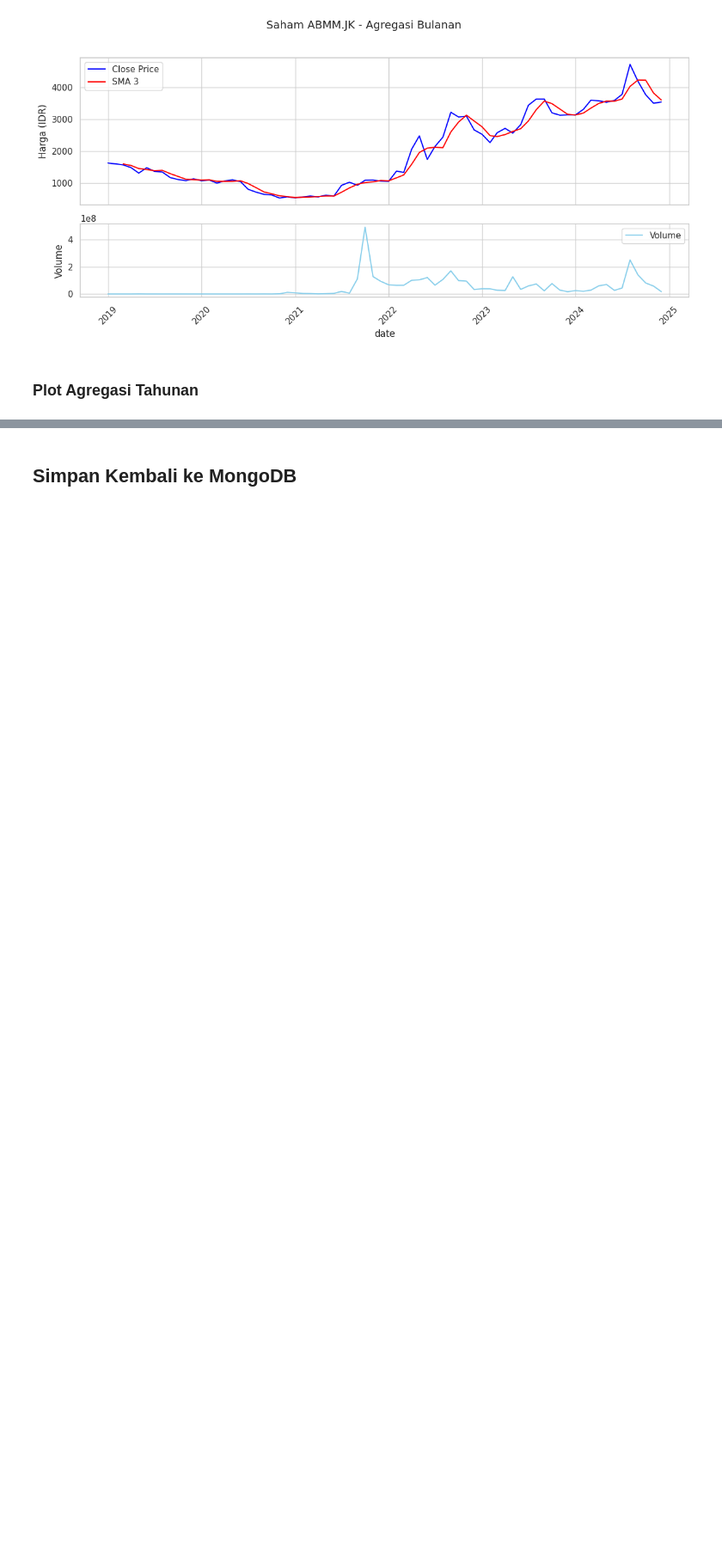
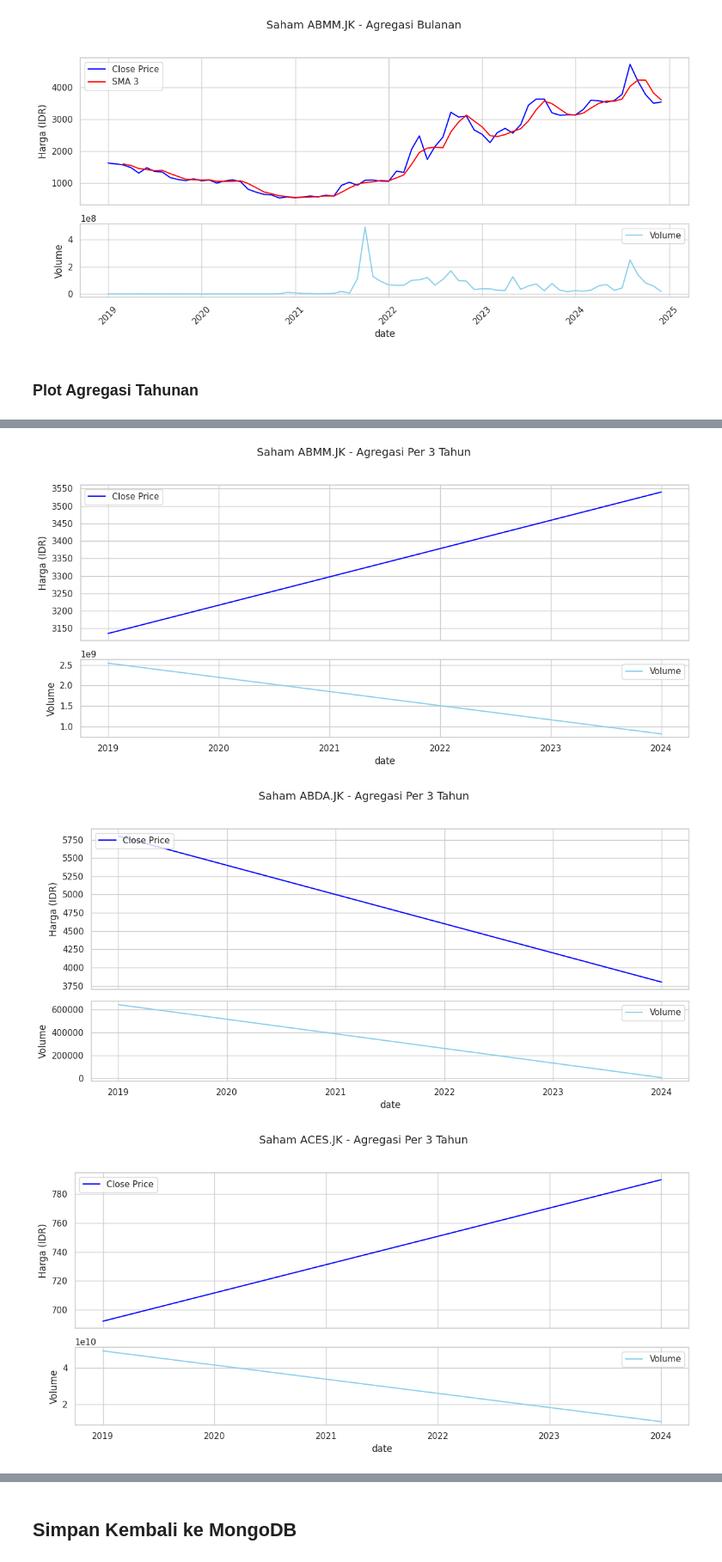
Before and after one commit to codewara/Tugas2-BigData-6, a Jupyter notebook: yfinance/yfinance.ipynb, the cells around one changed output, grey strips where cells are left out. Shown at 86% size. Drawn from its saved outputs; the diff is of its cells as text; code cells hidden in the pictures; blank space fills up the shorter version.

```diff
--- a/yfinance/yfinance.ipynb
+++ b/yfinance/yfinance.ipynb
@@ -338,0 +334,9 @@ for saham in y_df['kode_saham'].unique():
+# %%
+for saham in y5_df['kode_saham'].unique():
+    sub_df = y5_df[y5_df['kode_saham'] == saham].copy()
+
+    plot_stock(sub_df, date_col='date', title_suffix='Agregasi Per 3 Tahun')
+# %% [output]
+[figure, added]
+[figure, added]
+[figure, added]
```
Also changed, not shown: parts of 8 cells of this notebook.
